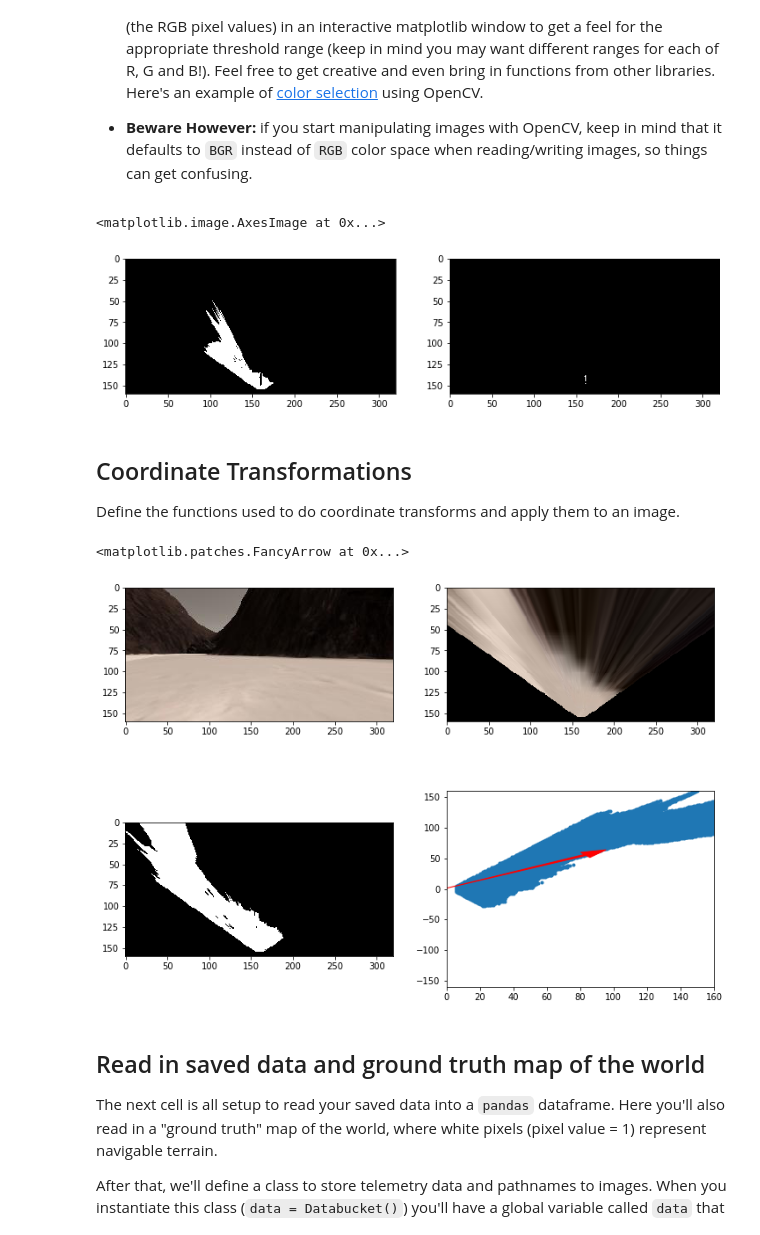
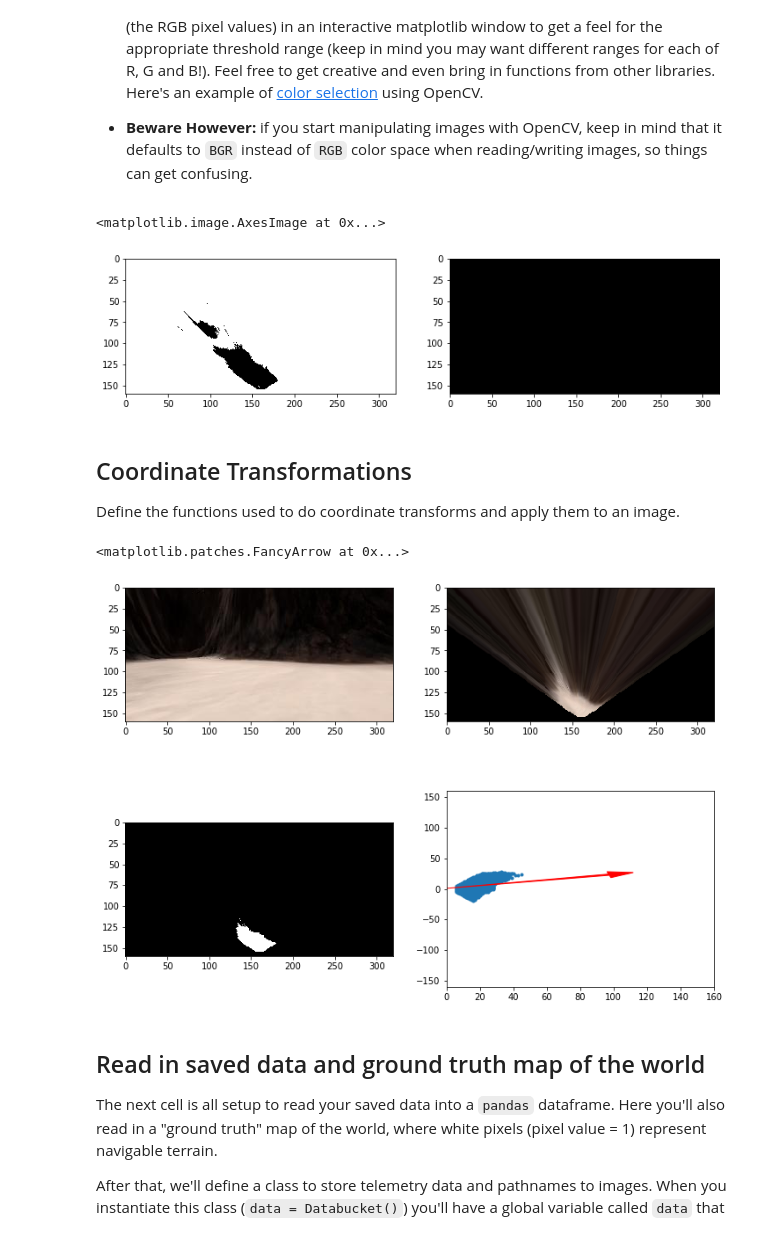
Before and after one commit to cdrews/RoboND-Rover-Project, a Jupyter notebook: code/Rover_Project_Test_Notebook.ipynb, the cells around one changed output. Saved outputs shown, nothing was run; the diff lists cells and outputs as text; code cells hidden in the pictures.

```diff
--- a/code/Rover_Project_Test_Notebook.ipynb
+++ b/code/Rover_Project_Test_Notebook.ipynb
@@ -33,7 +33,7 @@ There's some example data provided in the `test_dataset` folder.  This basic dat
 
 Next, read in and display a random image from the `test_dataset` folder
 # %%
-path = '../test_dataset/IMG/*'
+path = '../../train/IMG/*'
 img_list = glob.glob(path)
 # Grab a random image and display it
 idx = np.random.randint(0, len(img_list)-1)
@@ -113,7 +113,10 @@ Define the color thresholding function from the lesson and apply it to the warpe
 # Threshold of RGB > 160 does a nice job of identifying ground pixels only
 def color_thresh(img, rgb_thresh=(160, 160, 160),inv=False):
     # Create an array of zeros same xy size as img, but single channel
-    color_select = np.zeros_like(img[:,:,0])
+    if inv:
+        color_select = np.ones_like((img[:,:,0]>0))
+    else:
+        color_select = np.zeros_like(img[:,:,0])
     # Require that each pixel be above all three threshold values in RGB
     # above_thresh will now contain a boolean array with "True"
     # where threshold was met
@@ -121,47 +124,46 @@ def color_thresh(img, rgb_thresh=(160, 160, 160),inv=False):
                 & (img[:,:,1] > rgb_thresh[1]) \
                 & (img[:,:,2] > rgb_thresh[2])
     # Index the array of zeros with the boolean array and set to 1
-    color_select[above_thresh] = 1
     if inv:
-        color_select= np.invert(color_select)
+        color_select[above_thresh] = 0
+    else:
+        color_select[above_thresh] = 1
+
     # Return the binary image
     return color_select
 
 # Identify pixels above the threshold
 # Threshold of RGB > 160 does a nice job of identifying ground pixels only
-def rock_thresh(img, rgb_thresh=(160, 160, 128),inv=False):
+def rock_thresh(img, rgb_thresh=(160, 160, 128)):
     # Create an array of zeros same xy size as img, but single channel
     color_select = np.zeros_like(img[:,:,0])
     # Require that each pixel be above all three threshold values in RGB
     # above_thresh will now contain a boolean array with "True"
     # where threshold was met
     above_thresh = (img[:,:,0] > rgb_thresh[0]) \
                 & (img[:,:,1] > rgb_thresh[1]) \
                 & (img[:,:,2] < rgb_thresh[2])
     # Index the array of zeros with the boolean array and set to 1
     color_select[above_thresh] = 1
-    if inv:
-        color_select= np.invert(color_select)
-    # Return the binary image
     return color_select
 
 
 threshed = color_thresh(warped)
 inv_threshed = color_thresh(warped,inv=True)
 rock_threshed = rock_thresh(warped)
 
 #plt.imshow(threshed, cmap='gray')
 
 fig = plt.figure(figsize=(12,3))
 plt.subplot(121)
-plt.imshow(threshed, cmap='gray')
+plt.imshow(inv_threshed, cmap='gray')
 plt.subplot(122)
 plt.imshow(rock_threshed, cmap='gray')
 
 #scipy.misc.imsave('../output/warped_threshed.jpg', threshed*255)
 # %% [output]
 <matplotlib.image.AxesImage at 0x...>
-[figure, old version]
+[figure, new version]
 # %% [markdown]
 ## Coordinate Transformations
 Define the functions used to do coordinate transforms and apply them to an image.
@@ -171,8 +173,7 @@ def rover_coords(binary_img):
     ypos, xpos = binary_img.nonzero()
     # Calculate pixel positions with reference to the rover position being at the
     # center bottom of the image.
-    x_pixel = np.absolute(ypos - binary_img.shape[0]).astype(np.float)
-    #x_pixel = -(ypos - binary_img.shape[0]).astype(np.float)
+    x_pixel = -(ypos - binary_img.shape[0]).astype(np.float)
     y_pixel = -(xpos - binary_img.shape[1]/2 ).astype(np.float)
     return x_pixel, y_pixel
 
@@ -243,7 +244,7 @@ y_arrow = arrow_length * np.sin(mean_dir)
 plt.arrow(0, 0, x_arrow, y_arrow, color='red', zorder=2, head_width=10, width=2)
 # %% [output]
 <matplotlib.patches.FancyArrow at 0x...>
-[figure, old version]
+[figure, new version]
 # %% [markdown]
 ## Read in saved data and ground truth map of the world
 The next cell is all setup to read your saved data into a `pandas` dataframe.  Here you'll also read in a "ground truth" map of the world, where white pixels (pixel value = 1) represent navigable terrain.
```
Also changed, not shown: parts of 4 cells of this notebook, 1 other file.
